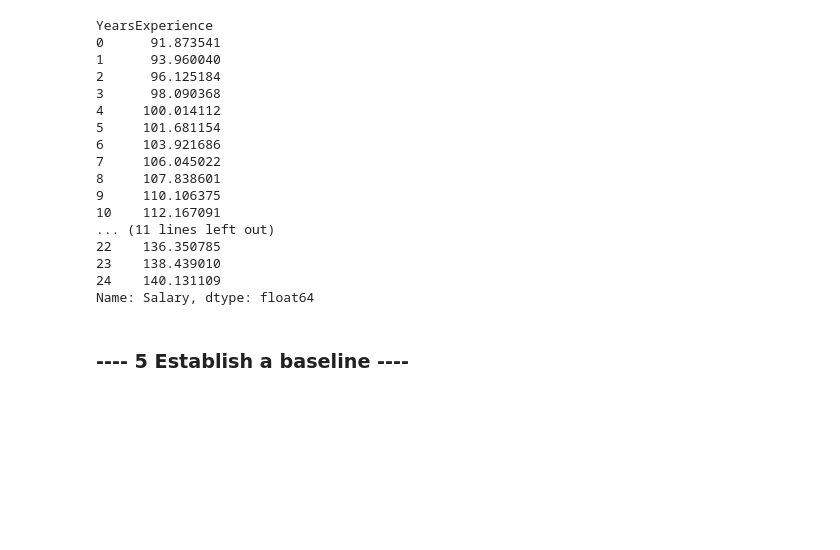
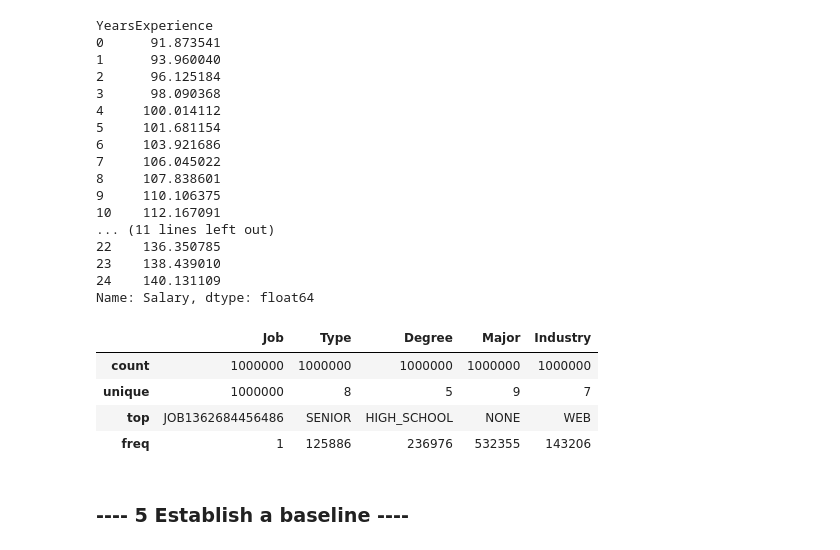
Before and after one commit to nomadskyler/SalaryProject, a Jupyter notebook: salaryportfolioproject.ipynb, the cells around one changed output. Saved outputs shown, nothing was run; the diff lists cells and outputs as text; code cells hidden in the pictures; blank space fills up the shorter version.

```diff
--- a/salaryportfolioproject.ipynb
+++ b/salaryportfolioproject.ipynb
@@ -332,6 +345,14 @@ YearsExperience
 23    138.439010
 24    140.131109
 Name: Salary, dtype: float64
+# %%
+train_df.describe(include = ['O'])
+# %% [output]
+|  | Job | Type | Degree | Major | Industry |
+| count | 1000000 | 1000000 | 1000000 | 1000000 | 1000000 |
+| unique | 1000000 | 8 | 5 | 9 | 7 |
+| top | JOB1362684456486 | SENIOR | HIGH_SCHOOL | NONE | WEB |
+| freq | 1 | 125886 | 236976 | 532355 | 143206 |
 # %%
 #look for correlation between each feature
 # %% [markdown]
```
Also changed, not shown: parts of 3 cells of this notebook.
